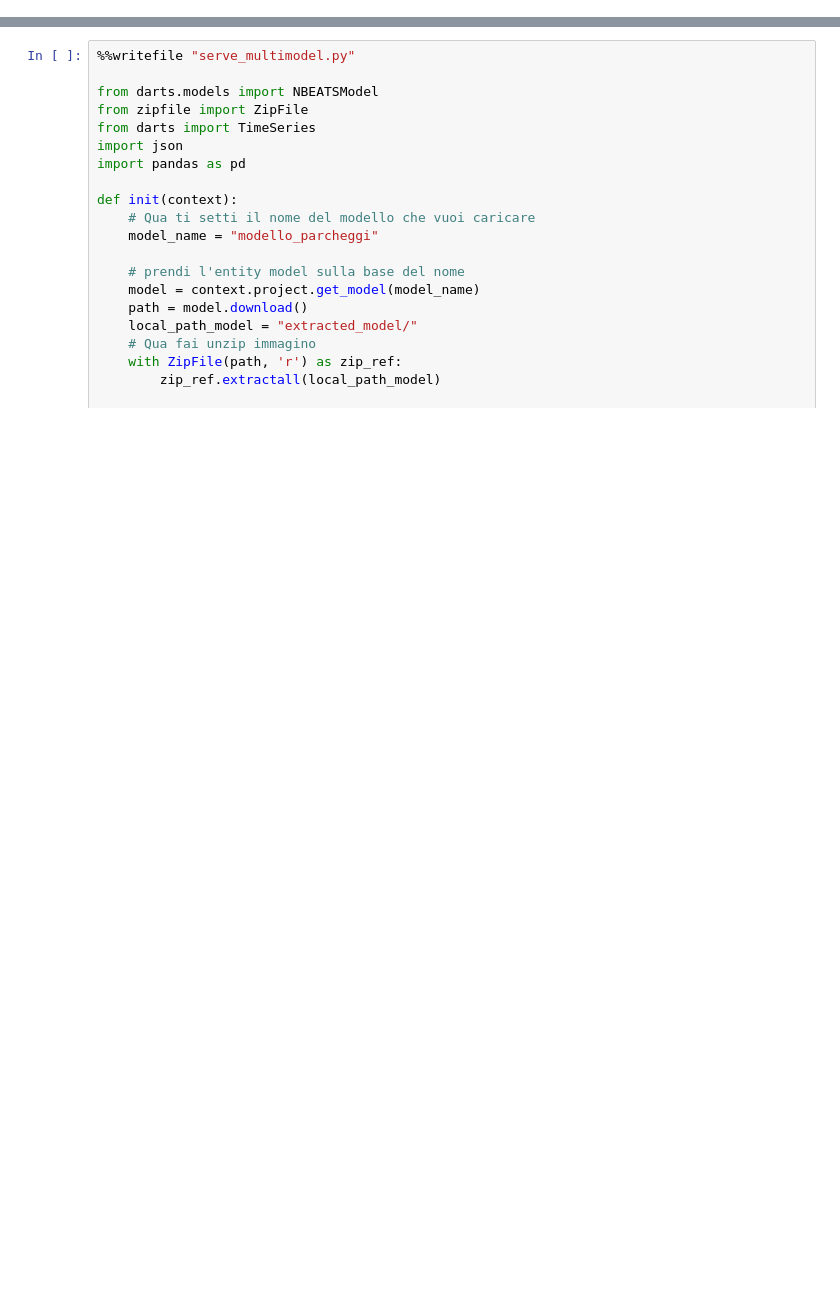
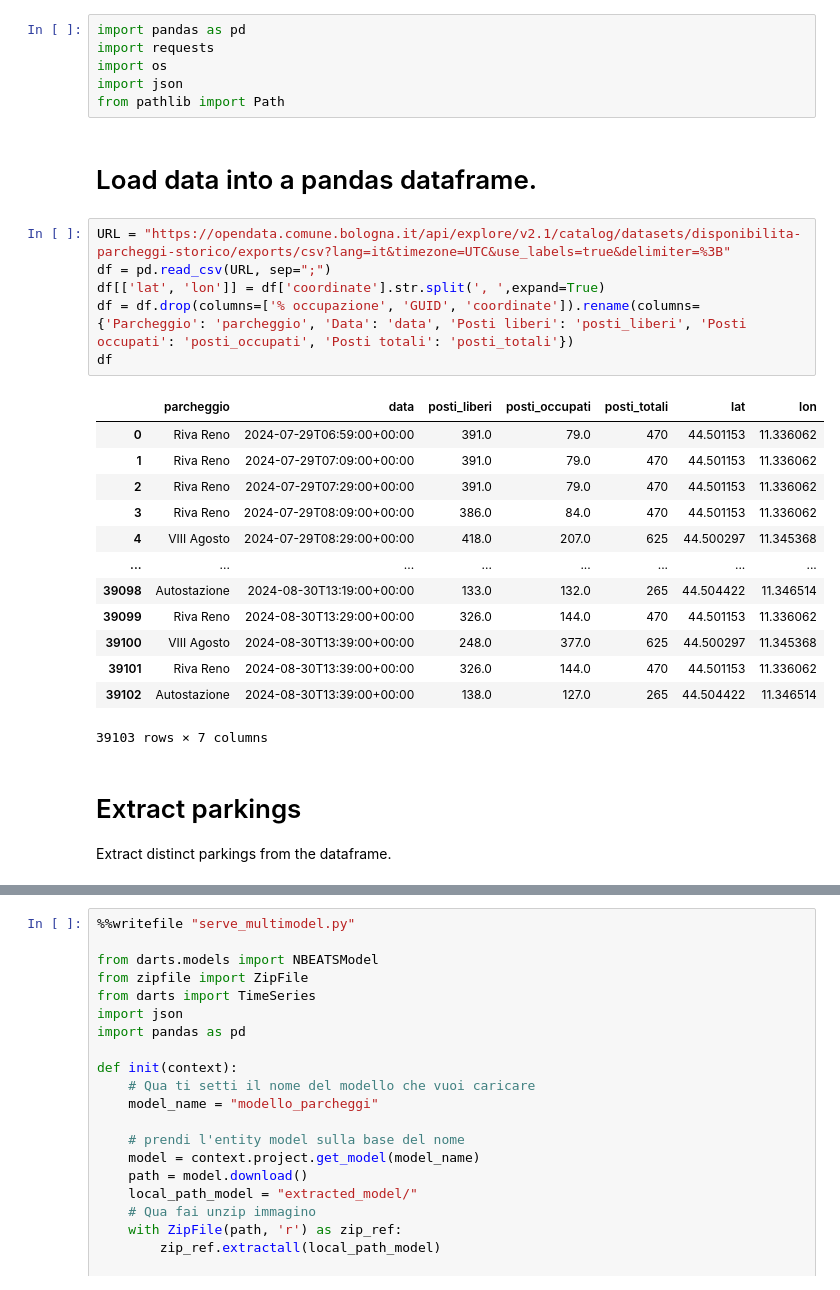
Before and after one commit to tn-aixpa/parkings-demo, a Jupyter notebook: parcheggi_ml.ipynb, the cells around one changed output, grey strips where cells are left out. Drawn from its saved outputs; the diff is of its cells as text; blank space fills up the shorter version.

```diff
--- a/parcheggi_ml.ipynb
+++ b/parcheggi_ml.ipynb
@@ -0,0 +1,31 @@
+# %%
+import pandas as pd
+import requests
+import os
+import json
+from pathlib import Path
+# %% [markdown]
+ # Load data into a pandas dataframe.
+# %%
+URL = "https://opendata.comune.bologna.it/api/explore/v2.1/catalog/datasets/disponibilita-parcheggi-storico/exports/csv?lang=it&timezone=UTC&use_labels=true&delimiter=%3B"
+df = pd.read_csv(URL, sep=";")
+df[['lat', 'lon']] = df['coordinate'].str.split(', ',expand=True)
+df = df.drop(columns=['% occupazione', 'GUID', 'coordinate']).rename(columns={'Parcheggio': 'parcheggio', 'Data': 'data', 'Posti liberi': 'posti_liberi', 'Posti occupati': 'posti_occupati', 'Posti totali': 'posti_totali'})
+df
+# %% [output]
+|  | parcheggio | data | posti_liberi | posti_occupati | posti_totali | lat | lon |
+| 0 | Riva Reno | 2024-07-29T06:59:00+00:00 | 391.0 | 79.0 | 470 | 44.501153 | 11.336062 |
+| 1 | Riva Reno | 2024-07-29T07:09:00+00:00 | 391.0 | 79.0 | 470 | 44.501153 | 11.336062 |
+| 2 | Riva Reno | 2024-07-29T07:29:00+00:00 | 391.0 | 79.0 | 470 | 44.501153 | 11.336062 |
+| 3 | Riva Reno | 2024-07-29T08:09:00+00:00 | 386.0 | 84.0 | 470 | 44.501153 | 11.336062 |
+| 4 | VIII Agosto | 2024-07-29T08:29:00+00:00 | 418.0 | 207.0 | 625 | 44.500297 | 11.345368 |
+| ... | ... | ... | ... | ... | ... | ... | ... |
+| 39098 | Autostazione | 2024-08-30T13:19:00+00:00 | 133.0 | 132.0 | 265 | 44.504422 | 11.346514 |
+| 39099 | Riva Reno | 2024-08-30T13:29:00+00:00 | 326.0 | 144.0 | 470 | 44.501153 | 11.336062 |
+| 39100 | VIII Agosto | 2024-08-30T13:39:00+00:00 | 248.0 | 377.0 | 625 | 44.500297 | 11.345368 |
+| 39101 | Riva Reno | 2024-08-30T13:39:00+00:00 | 326.0 | 144.0 | 470 | 44.501153 | 11.336062 |
+| 39102 | Autostazione | 2024-08-30T13:39:00+00:00 | 138.0 | 127.0 | 265 | 44.504422 | 11.346514 |
+39103 rows × 7 columns
+# %% [markdown]
+# Extract parkings
+Extract distinct parkings from the dataframe.
```
Also changed, not shown: parts of 39 cells of this notebook, 8 other files.
